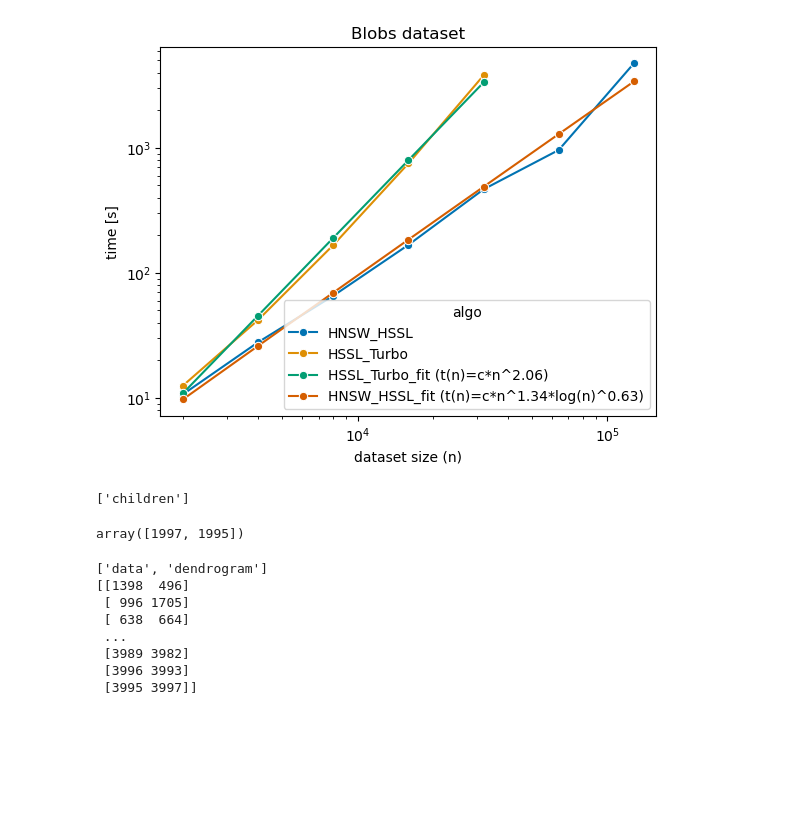
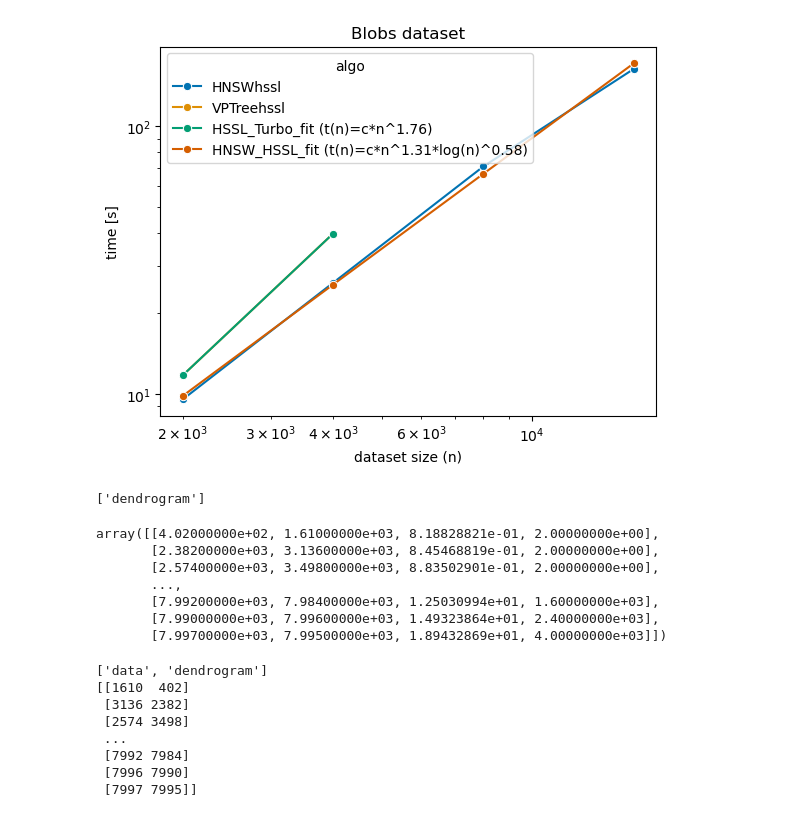
Before and after one commit to CamillaOkkels/HSSL, a Jupyter notebook: evaluation.ipynb, the cells around one changed output. Drawn from its saved outputs; the diff is of its cells as text; code cells hidden in the pictures; blank space fills up the shorter version.

Commit message:
Added HNSW and VPTrees to benchmark

```diff
--- a/evaluation.ipynb
+++ b/evaluation.ipynb
@@ -113,14 +75,10 @@ def load_all_results(dataset: Optional[str] = None, prefix: str = ".") -> Iterat
 # %%
-datasets = ['blobs_n=2000_centers=5',
-            'blobs_n=4000_centers=5',
-            'blobs_n=8000_centers=5',
-            'blobs_n=16000_centers=5',
-            'blobs_n=32000_centers=5',
-            'blobs_n=64000_centers=5',
-            'blobs_n=128000_centers=5',
-            # 'cancer',
-            # 'iris',
-            # 'wine',
+from benchmark.results import load_all_results
+
+datasets = ['blobs-2k-10-5',
+            'blobs-4k-10-5',
+            'blobs-8k-10-5',
+            'blobs-16k-10-5'
             # 'mnist'
             ]
 
@@ -129,11 +87,12 @@ data = []
 # load all the results that are available for the dataset
 for S in datasets:
     for f in load_all_results(S, ""):
-        data.append({
-            "algo": f['algo'][0].decode(),
-            "time": f['time'][0],
-            "n": f['n'][0]
-            })
+        if f.attrs['algo'] != "sklearn":
+            data.append({
+                "algo": f.attrs['algo'],
+                "time": f.attrs['time'],
+                "n": len(f["dendrogram"][:]) + 1
+                })
 
 df = pd.DataFrame(data=data)
 df
@@ -157,8 +148,8 @@ from scipy.stats import linregress
 from scipy.optimize import minimize
 
 plot_df = df.copy()
-fit_xs = df[df["algo"]=="HSSL_Turbo"]["n"].to_numpy()
-fit_ys = df[df["algo"]=="HSSL_Turbo"]["time"].to_numpy()
+fit_xs = df[df["algo"]=="VPTreehssl"]["n"].to_numpy()
+fit_ys = df[df["algo"]=="VPTreehssl"]["time"].to_numpy()
 sel = np.argsort(fit_xs)[:]
 fit_model = linregress(np.log(fit_xs[sel]),np.log(fit_ys[sel]))
 plot_df = pd.concat([plot_df, pd.DataFrame([
@@ -178,36 +169,36 @@ def poly_log_fit_opt(x,y):
         (0, 4)
     ])
     return result.x, result.fun
-fit_xs = df[df["algo"]=="HNSW_HSSL"]["n"].to_numpy()
-fit_ys = df[df["algo"]=="HNSW_HSSL"]["time"].to_numpy()
+fit_xs = df[df["algo"]=="HNSWhssl"]["n"].to_numpy()
+fit_ys = df[df["algo"]=="HNSWhssl"]["time"].to_numpy()
 sel = np.argsort(fit_xs)[:]
 model_params, score = poly_log_fit_opt(fit_xs[sel], fit_ys[sel])
 # print(model_params, score)
 plot_df = pd.concat([plot_df, pd.DataFrame([
     [f"HNSW_HSSL_fit (t(n)=c*n^{model_params[1]:.2f}*log(n)^{model_params[2]:.2f})", poly_log_fit(x, model_params), x]
     for x in fit_xs
 ], columns=plot_df.columns)], axis=0)
 
 
 ax = sns.lineplot(data=plot_df, x='n', y='time', hue="algo", marker='o', palette="colorblind")
 ax.set_title('Blobs dataset')
 ax.set_xlabel('dataset size (n)')
 ax.set_ylabel('time [s]')
 ax.set_xscale("log")
 ax.set_yscale("log")
 
 # Set gridlines and ticks
 # x_log_min = np.log10(min(times['eps']))
 # x_log_max = np.log10(max(times['eps']))
 # xticks = np.logspace(x_log_min, x_log_max, num = 7)
 # xticks = [round(x, 1) for x in xticks]
 # y_log_min = np.log10(min(times['time']))
 # y_log_max = np.log10(max(times['time']))
 # yticks = np.logspace(y_log_min, y_log_max, num = 5)
 # yticks = [int(x) for x in yticks]
 # ax.set_xticks(xticks)
 # ax.set_xticklabels(xticks)
 # ax.set_yticks(yticks)
 # ax.set_yticklabels(yticks)
 # %% [output]
-[figure, old version]
+[figure, new version]
@@ -221,27 +205,33 @@ for S in dataset:
 # %%
-path = 'results/blobs-1k-5/sklearn/run.hdf5'
+path = r'results\blobs-4k-10-5\VPTreehssl\run.hdf5'
 # path = 'results/iris/HSSL_Turbo/dendro.hdf5'
 
 with h5py.File(path, 'r') as f:
     print(list(f.keys()))
-    C = f['children'][:]
+    C = f['dendrogram'][:]
 
-C[998]
+C
 # %% [output]
-['children']
+['dendrogram']
-array([1997, 1995])
+array([[4.02000000e+02, 1.61000000e+03, 8.18828821e-01, 2.00000000e+00],
+       [2.38200000e+03, 3.13600000e+03, 8.45468819e-01, 2.00000000e+00],
+       [2.57400000e+03, 3.49800000e+03, 8.83502901e-01, 2.00000000e+00],
+       ...,
+       [7.99200000e+03, 7.98400000e+03, 1.25030994e+01, 1.60000000e+03],
+       [7.99000000e+03, 7.99600000e+03, 1.49323864e+01, 2.40000000e+03],
+       [7.99700000e+03, 7.99500000e+03, 1.89432869e+01, 4.00000000e+03]])
 # %%
-path = r'data\blobs-2k-10-5.hdf5'
+path = r'data\blobs-4k-10-5.hdf5'
 
 with h5py.File(path, 'r') as f:
     print(list(f.keys()))
     print(f['dendrogram'][:])
 # %% [output]
 ['data', 'dendrogram']
-[[1398  496]
- [ 996 1705]
- [ 638  664]
+[[1610  402]
+ [3136 2382]
+ [2574 3498]
  ...
- [3989 3982]
- [3996 3993]
- [3995 3997]]
+ [7992 7984]
+ [7996 7990]
+ [7997 7995]]
```
Also changed, not shown: parts of 6 cells of this notebook, 12 other files.
